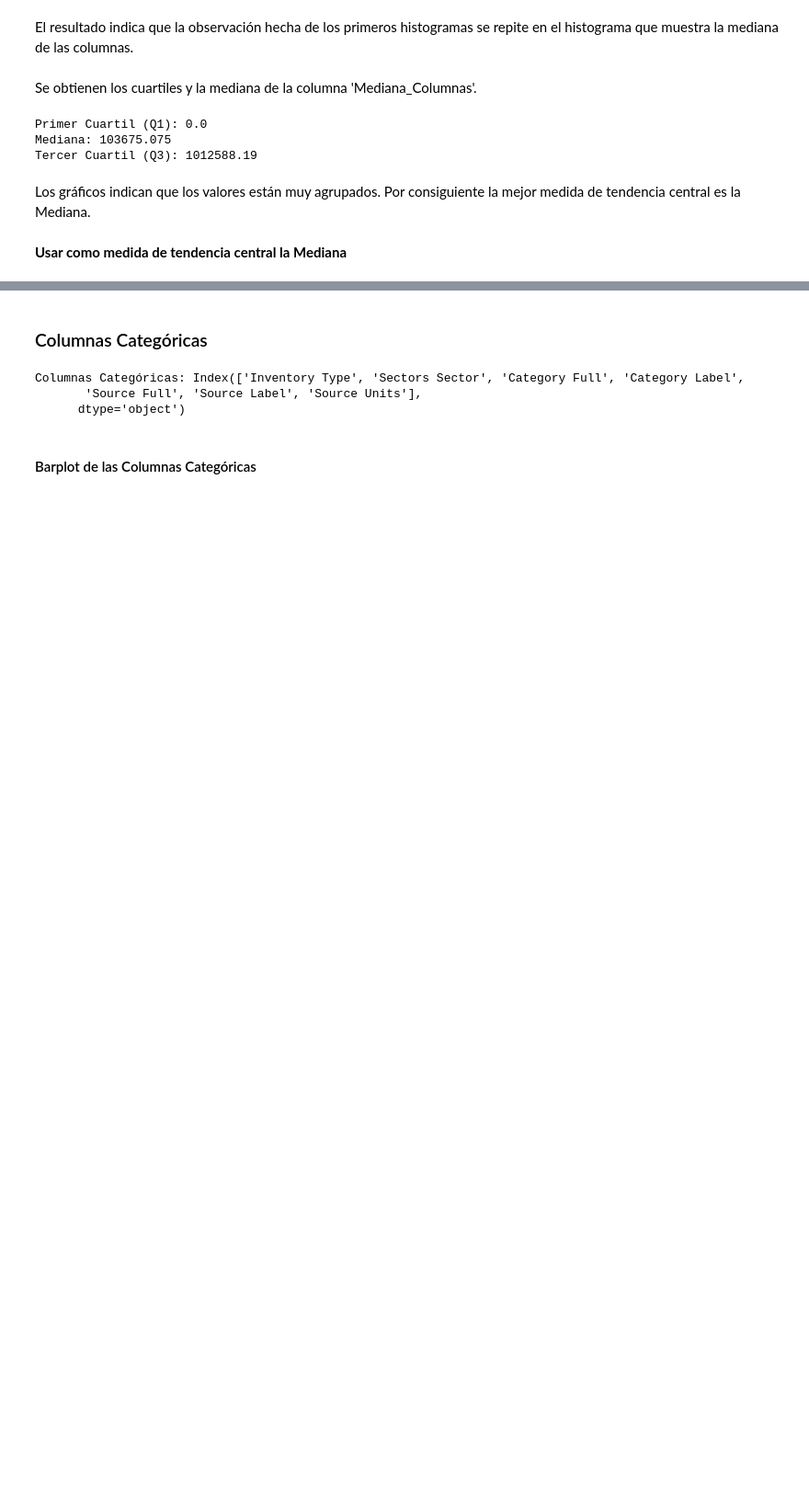
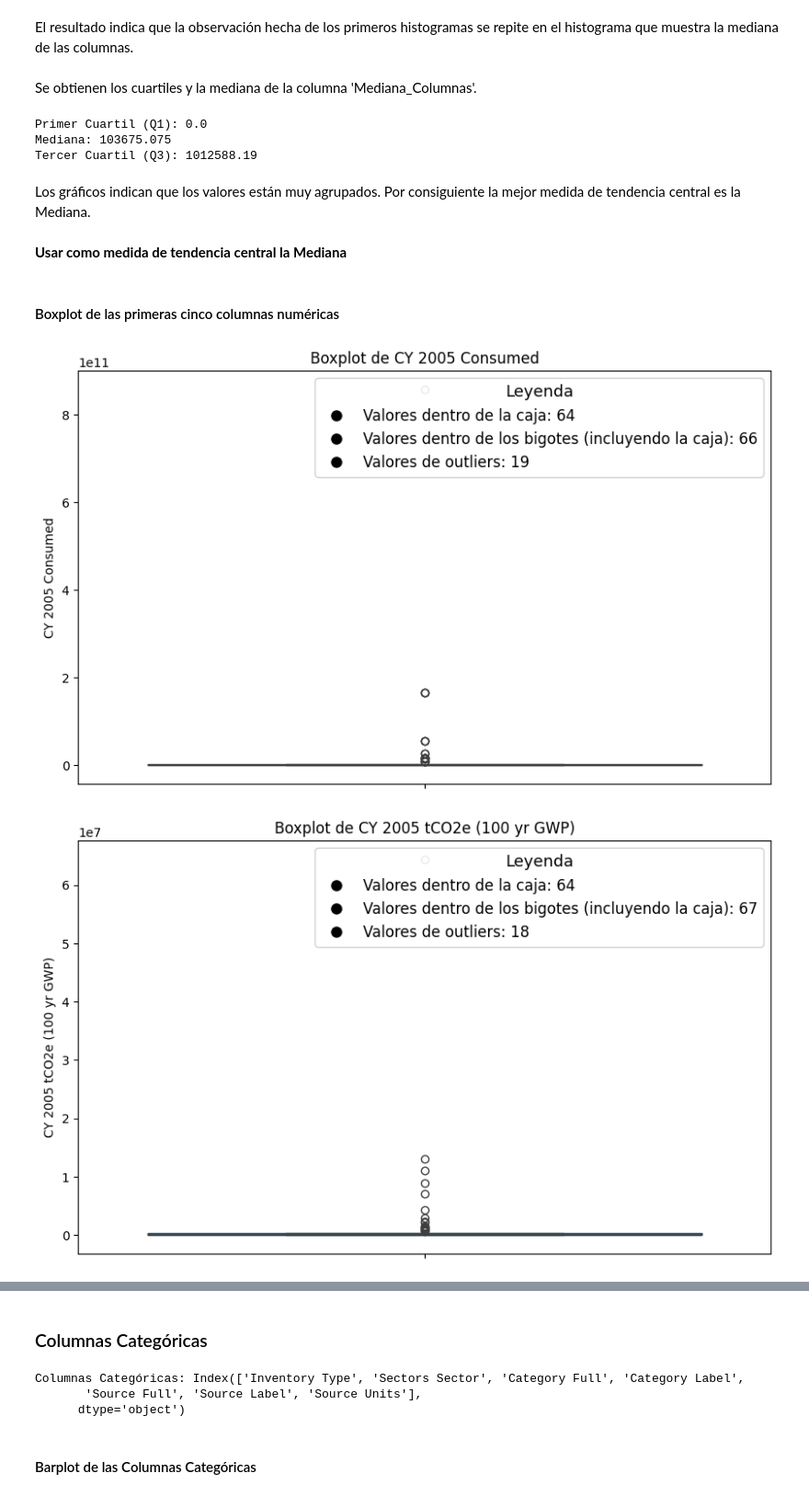
Before and after one commit to lmunozm1702/taxi_electrico_nyc, a Jupyter notebook: EDA/EDA-Calidad_de_Gas_Emissions.ipynb, the cells around one changed output, grey strips where cells are left out. Shown at 92% size. Cells and saved outputs as stored; diff of their text form; code cells hidden in the pictures; blank space fills up the shorter version.

Commit message:
Se agregan boxplots y una nueva indicacion para ETL

```diff
--- a/EDA/EDA-Calidad_de_Gas_Emissions.ipynb
+++ b/EDA/EDA-Calidad_de_Gas_Emissions.ipynb
@@ -317,3 +318,40 @@ Tercer Cuartil (Q3): 1012588.19
 Los gráficos indican que los valores están muy agrupados. Por consiguiente la mejor medida de tendencia central es la Mediana.
 # %% [markdown]
 **Usar como medida de tendencia central la Mediana**
+# %% [markdown]
+#### Boxplot de las primeras cinco columnas numéricas
+# %%
+for columna in columnas_numericas[:5]:
+    Q1 = gas_emissions[columna].quantile(0.25)
+    Q3 = gas_emissions[columna].quantile(0.75)
+    IQR = Q3 - Q1
+
+    lower_whisker = Q1 - 1.5 * IQR
+    upper_whisker = Q3 + 1.5 * IQR
+
+    outliers = gas_emissions[(gas_emissions[columna] < lower_whisker) | (gas_emissions[columna] > upper_whisker)]
+    cantidad_outliers = outliers.shape[0]
+
+    valores_dentro_caja = gas_emissions[(gas_emissions[columna] >= Q1) & (gas_emissions[columna] <= Q3)]
+    cantidad_valores_dentro_caja = valores_dentro_caja.shape[0]
+
+    valores_dentro_bigotes = gas_emissions[(gas_emissions[columna] >= lower_whisker) & (gas_emissions[columna] <= upper_whisker)]
+    cantidad_valores_dentro_bigotes = valores_dentro_bigotes.shape[0]
+
+    plt.figure(figsize=(10, 6))
+    sns.boxplot(y=gas_emissions[columna])
+    plt.title(f'Boxplot de {columna}')
+
+    legend_elements = [
+        Line2D([0], [0], color='w', marker='o', markerfacecolor='black', markersize=10, label=f'Valores dentro de la caja: {cantidad_valores_dentro_caja}'),
+        Line2D([0], [0], color='w', marker='o', markerfacecolor='black', markersize=10, label=f'Valores dentro de los bigotes (incluyendo la caja): {cantidad_valores_dentro_bigotes}'),
+        Line2D([0], [0], color='w', marker='o', markerfacecolor='black', markersize=10, label=f'Valores de outliers: {cantidad_outliers}')
+    ]
+
+    plt.legend(handles=legend_elements, fontsize=12, loc='upper right', frameon=True, framealpha=0.9, facecolor='white', title='Leyenda', title_fontsize='13')
+
+    plt.ylabel(columna)
+    plt.show()
+# %% [output]
+[figure, added]
+[figure, added]
```
Also changed, not shown: parts of 7 cells of this notebook.
